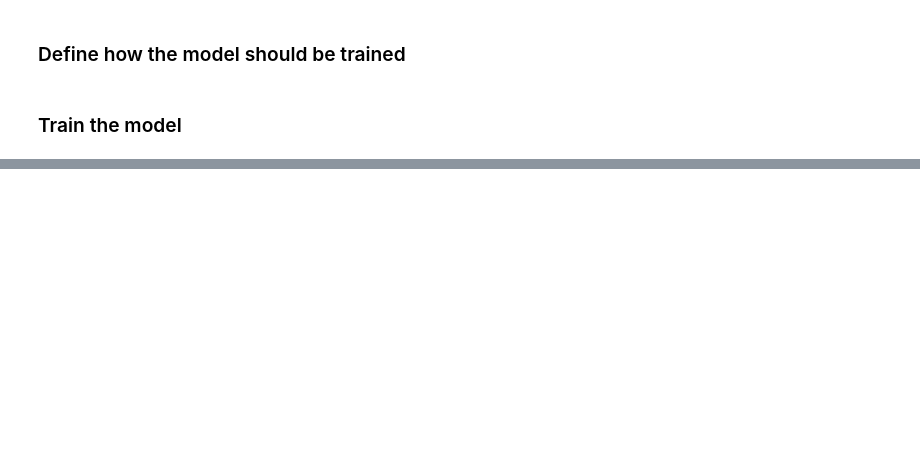
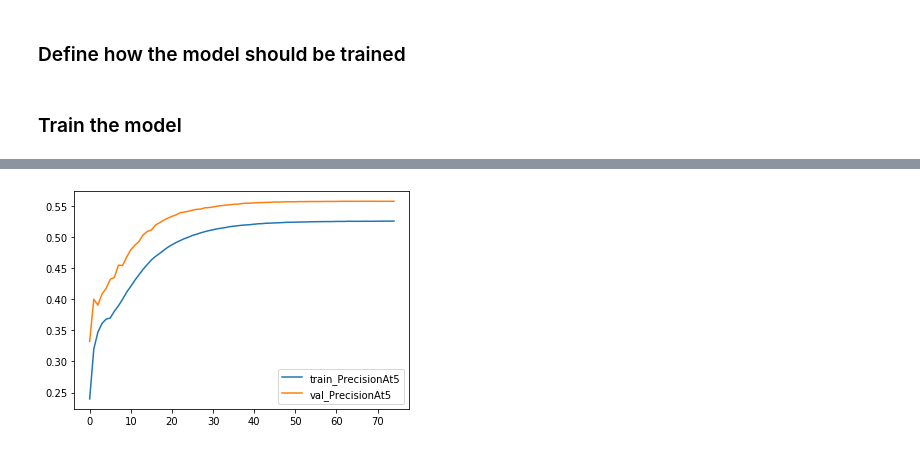
Before and after one commit to maxitron93/mlc_model_implementation, a Jupyter notebook: CNN-Kim.ipynb, the cells around one changed output, grey strips where cells are left out. Saved outputs shown, nothing was run; the diff lists cells and outputs as text; code cells hidden in the pictures; blank space fills up the shorter version.

```diff
--- a/CNN-Kim.ipynb
+++ b/CNN-Kim.ipynb
@@ -257,0 +281,7 @@ plt.legend();
+# %%
+# Plot the PrecisionAt5 metric at each itteration
+plt.plot(result.history['PrecisionAt5'], label='train_PrecisionAt5');
+plt.plot(result.history['val_PrecisionAt5'], label='val_PrecisionAt5');
+plt.legend();
+# %% [output]
+[figure, added]
```
Also changed, not shown: parts of 29 cells of this notebook, 2 other files.
